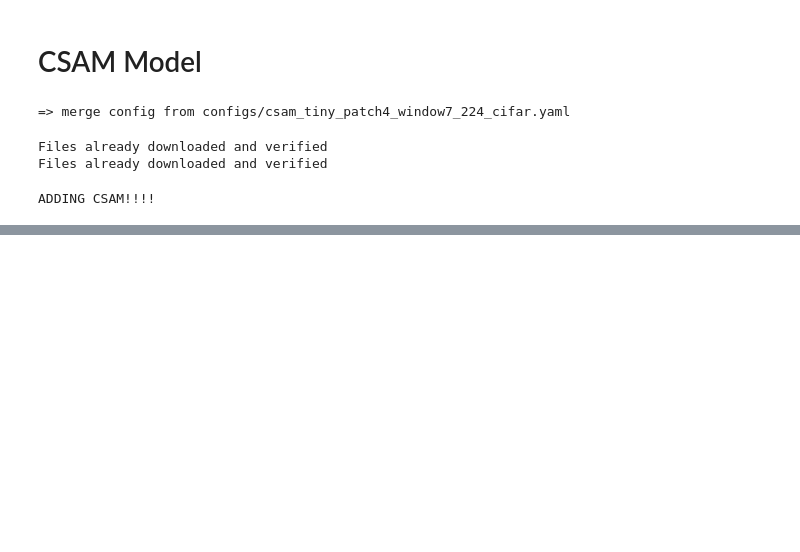
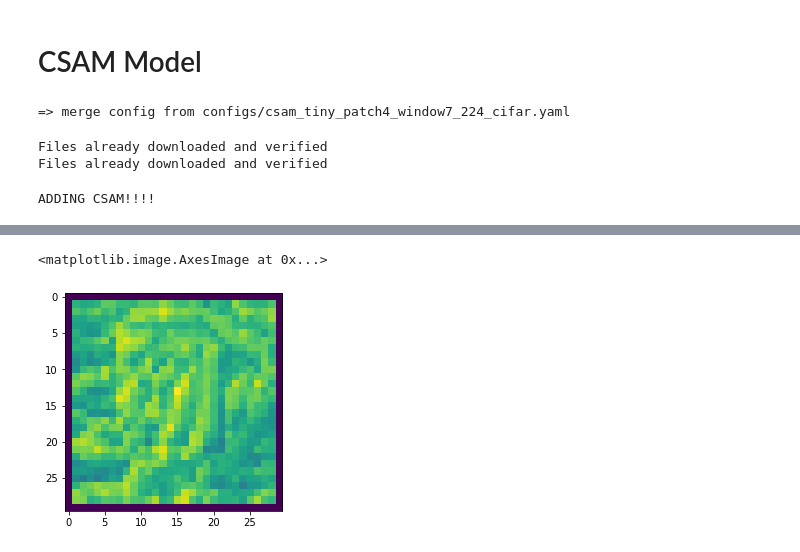
Before and after one commit to gstoica27/Swin-Transformer, a Jupyter notebook: swin_visualizations.ipynb, the cells around one changed output, grey strips where cells are left out. Saved outputs shown, nothing was run; the diff lists cells and outputs as text; code cells hidden in the pictures; blank space fills up the shorter version.

```diff
--- a/swin_visualizations.ipynb
+++ b/swin_visualizations.ipynb
@@ -492,0 +504,4 @@ plt.show()
+# %%
+features['input_reduced'] = reduced_inputs
+features['output_reduced'] = reduced_outputs
+features['bl_input_reduced'] = bl_reduced_inputs
@@ -492,0 +520,5 @@ plt.show()
+# %%
+plt.imshow(features['filter_values'][117].reshape(30, 30))
+# %% [output]
+<matplotlib.image.AxesImage at 0x...>
+[figure, added]
```
Also changed, not shown: parts of 90 cells of this notebook, 6 other files.
